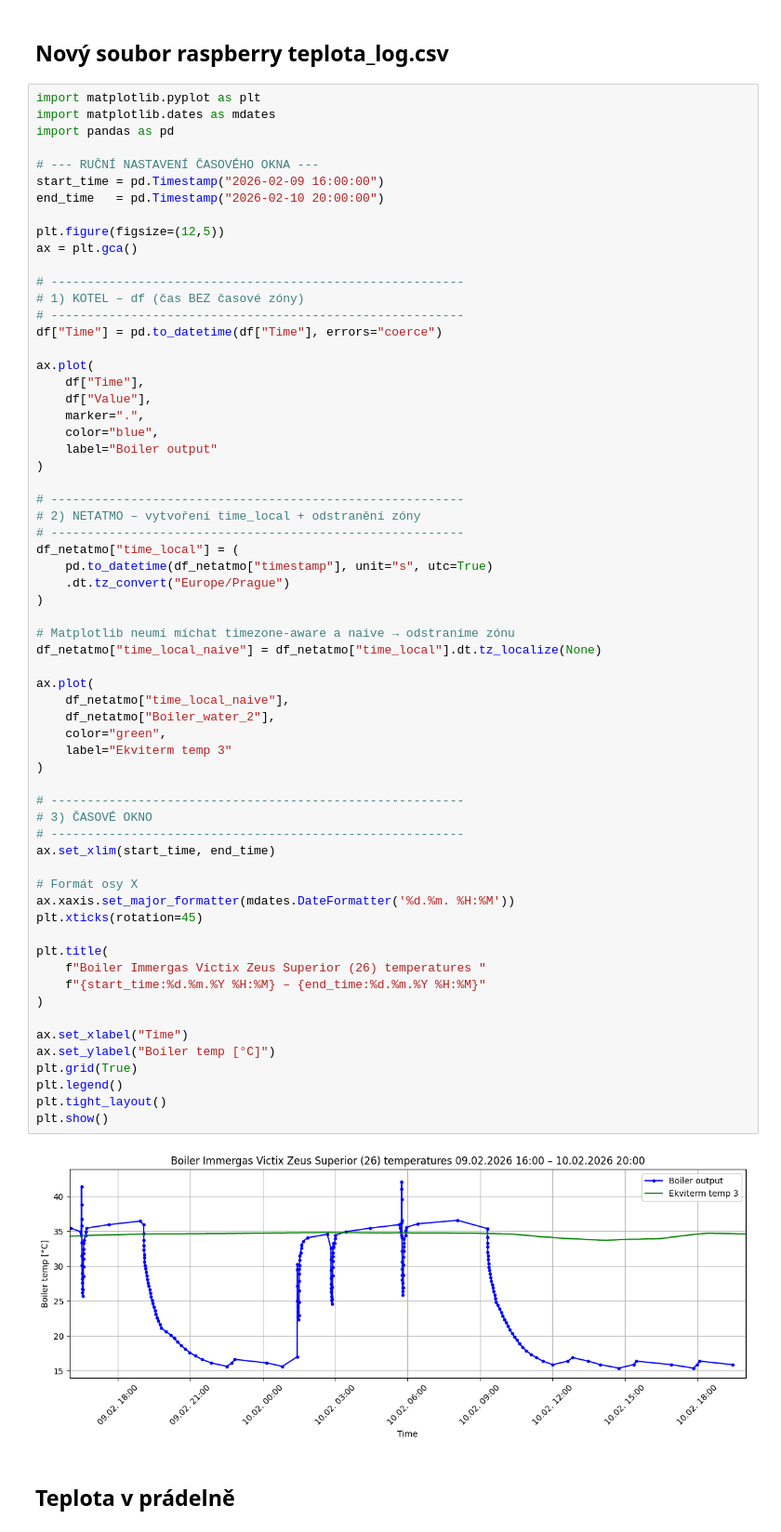
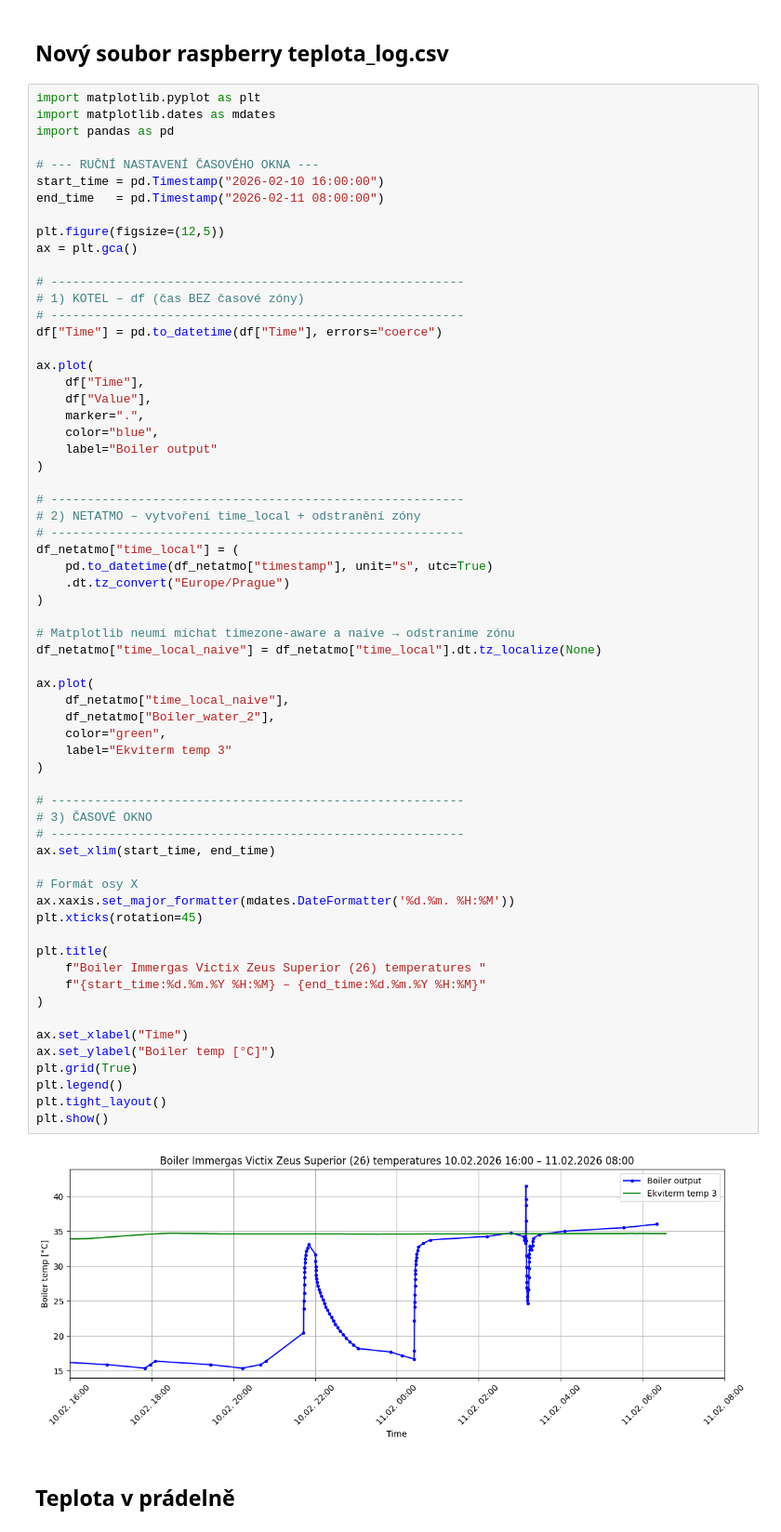
Before and after one commit to MarekCoderslab/Teploty_kotle, a Jupyter notebook: Teplota_kotle.ipynb, the cells around one changed output. Shown at 93% size. Drawn from its saved outputs; the diff is of its cells as text.

```diff
--- a/Teplota_kotle.ipynb
+++ b/Teplota_kotle.ipynb
@@ -276,8 +276,8 @@ import matplotlib.dates as mdates
 import pandas as pd
 
 # --- RUČNÍ NASTAVENÍ ČASOVÉHO OKNA ---
-start_time = pd.Timestamp("2026-02-09 16:00:00")
-end_time   = pd.Timestamp("2026-02-10 20:00:00")
+start_time = pd.Timestamp("2026-02-10 16:00:00")
+end_time   = pd.Timestamp("2026-02-11 08:00:00")
 
 plt.figure(figsize=(12,5))
 ax = plt.gca()
@@ -307,34 +307,34 @@ df_netatmo["time_local"] = (
 df_netatmo["time_local_naive"] = df_netatmo["time_local"].dt.tz_localize(None)
 
 ax.plot(
     df_netatmo["time_local_naive"],
     df_netatmo["Boiler_water_2"],
     color="green",
     label="Ekviterm temp 3"
 )
 
 # ---------------------------------------------------------
 # 3) ČASOVÉ OKNO
 # ---------------------------------------------------------
 ax.set_xlim(start_time, end_time)
 
 # Formát osy X
 ax.xaxis.set_major_formatter(mdates.DateFormatter('%d.%m. %H:%M'))
 plt.xticks(rotation=45)
 
 plt.title(
     f"Boiler Immergas Victix Zeus Superior (26) temperatures "
     f"{start_time:%d.%m.%Y %H:%M} – {end_time:%d.%m.%Y %H:%M}"
 )
 
 ax.set_xlabel("Time")
 ax.set_ylabel("Boiler temp [°C]")
 plt.grid(True)
 plt.legend()
 plt.tight_layout()
 plt.show()
 # %% [output]
-[figure, old version]
+[figure, new version]
 # %% [markdown]
 ## Teplota v prádelně
 # %%
```
Also changed, not shown: parts of 9 cells of this notebook, 4 other files.
